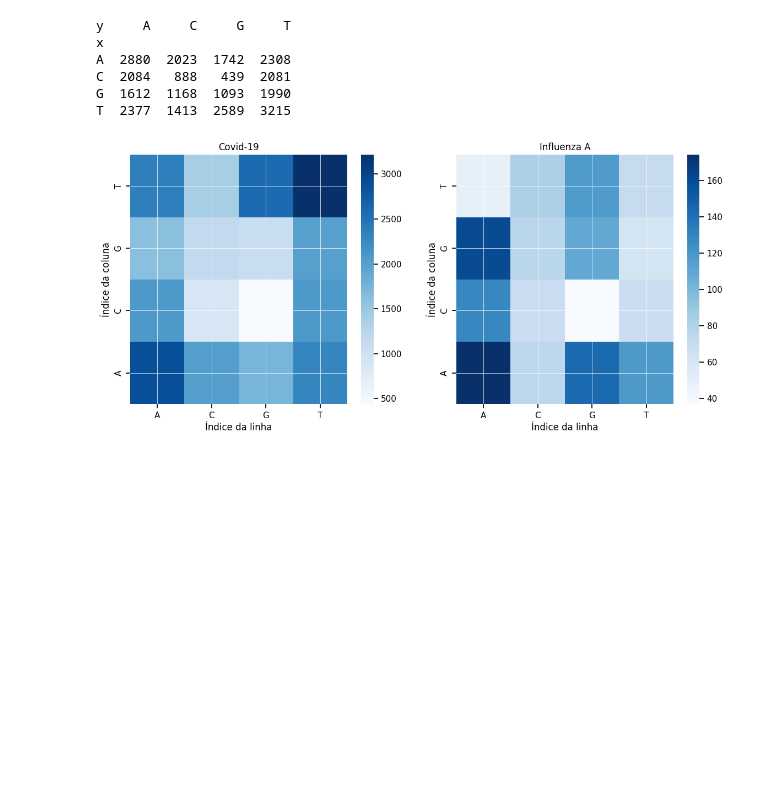
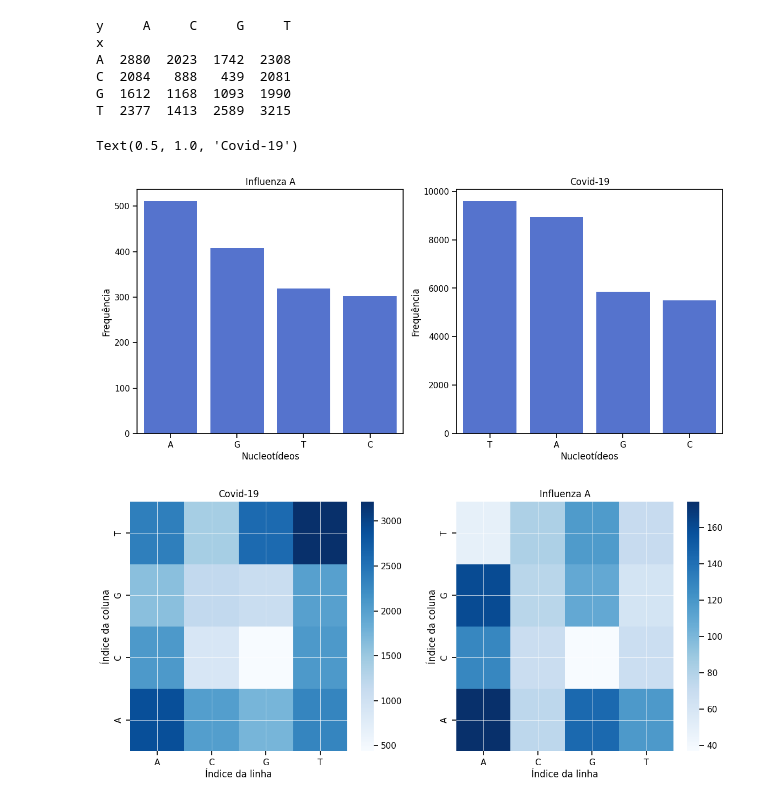
Before and after one commit to Sparkvni/Analise_Seq_Covid_vs_Influenza, a Jupyter notebook: desafio.ipynb, the cells around one changed output. Drawn from its saved outputs; the diff is of its cells as text; code cells hidden in the pictures; blank space fills up the shorter version.

```diff
--- a/desafio.ipynb
+++ b/desafio.ipynb
@@ -71,6 +71,18 @@ A  2880  2023  1742  2308
 C  2084   888   439  2081
 G  1612  1168  1093  1990
 T  2377  1413  2589  3215
+# %%
+plt.subplot(1, 2, 1)
+sns.countplot(x = 'x', data = df, color = 'royalblue', order=df['x'].value_counts().index)
+plt.xlabel('Nucleotídeos'); plt.ylabel('Frequência')
+plt.title("Influenza A")
+plt.subplot(1, 2, 2)
+sns.countplot(x = 'x', data = covid_df, color = 'royalblue', order=covid_df['x'].value_counts().index)
+plt.xlabel('Nucleotídeos'); plt.ylabel('Frequência')
+plt.title("Covid-19")
+# %% [output]
+Text(0.5, 1.0, 'Covid-19')
+[figure, added]
 # %%
 plt.subplot(1, 2, 1)
 ax = sns.heatmap(covid_df2, cmap = 'Blues')
```
